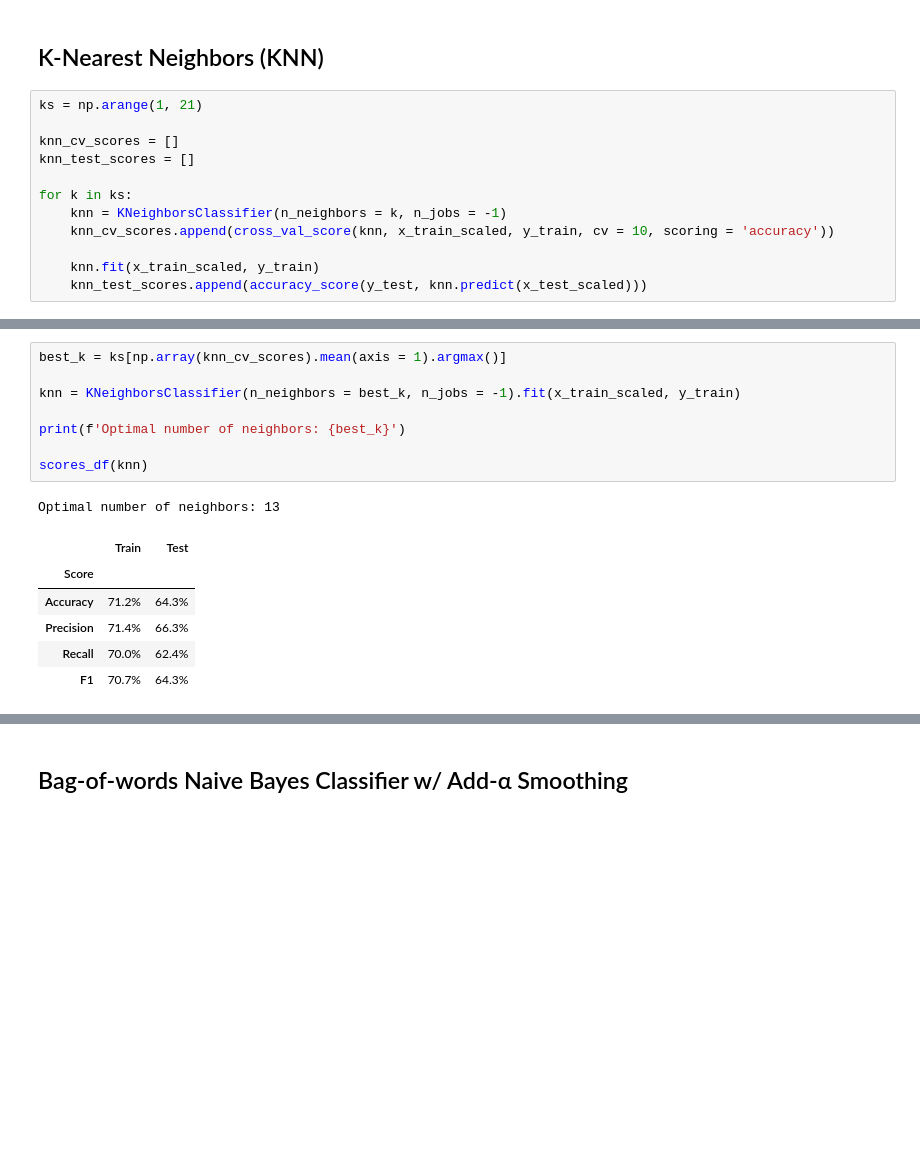
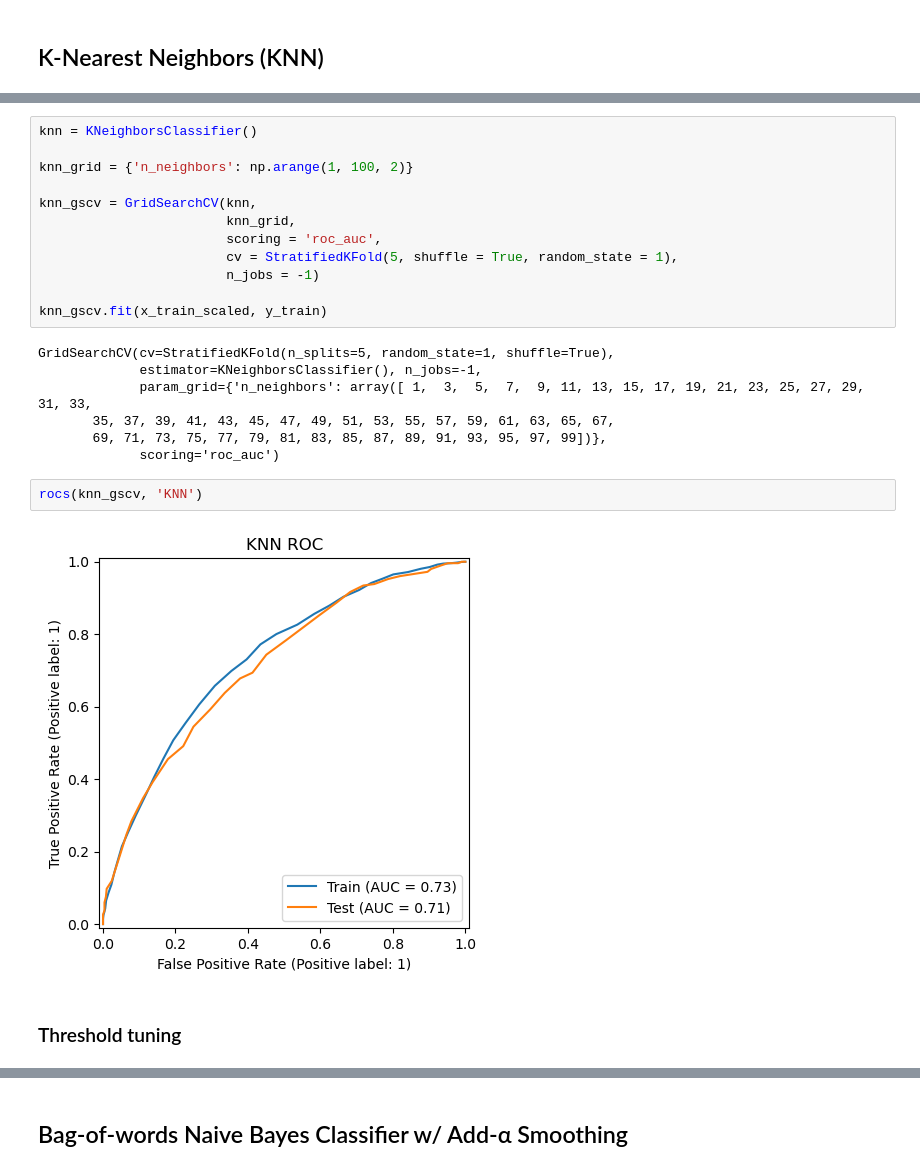
Before and after one commit to noahschulhof/twitter-classifier, a Jupyter notebook: models.ipynb, the cells around one changed output, grey strips where cells are left out. Cells and saved outputs as stored; diff of their text form; blank space fills up the shorter version.

```diff
--- a/models.ipynb
+++ b/models.ipynb
@@ -40,14 +196,2 @@ def scores_df(model):
 # %% [markdown]
 ## K-Nearest Neighbors (KNN)
-# %%
-ks = np.arange(1, 21)
-
-knn_cv_scores = []
-knn_test_scores = []
-
-for k in ks:
-    knn = KNeighborsClassifier(n_neighbors = k, n_jobs = -1)
-    knn_cv_scores.append(cross_val_score(knn, x_train_scaled, y_train, cv = 10, scoring = 'accuracy'))
-
-    knn.fit(x_train_scaled, y_train)
-    knn_test_scores.append(accuracy_score(y_test, knn.predict(x_test_scaled)))
@@ -68,16 +198,25 @@ plt.show()
-# %%
-best_k = ks[np.array(knn_cv_scores).mean(axis = 1).argmax()]
-
-knn = KNeighborsClassifier(n_neighbors = best_k, n_jobs = -1).fit(x_train_scaled, y_train)
-
-print(f'Optimal number of neighbors: {best_k}')
-
-scores_df(knn)
-# %% [output]
-Optimal number of neighbors: 13
-|  | Train | Test |
-| Score |  |  |
-| Accuracy | 71.2% | 64.3% |
-| Precision | 71.4% | 66.3% |
-| Recall | 70.0% | 62.4% |
-| F1 | 70.7% | 64.3% |
+# %%
+knn = KNeighborsClassifier()
+
+knn_grid = {'n_neighbors': np.arange(1, 100, 2)}
+
+knn_gscv = GridSearchCV(knn,
+                        knn_grid,
+                        scoring = 'roc_auc',
+                        cv = StratifiedKFold(5, shuffle = True, random_state = 1),
+                        n_jobs = -1)
+
+knn_gscv.fit(x_train_scaled, y_train)
+# %% [output]
+GridSearchCV(cv=StratifiedKFold(n_splits=5, random_state=1, shuffle=True),
+             estimator=KNeighborsClassifier(), n_jobs=-1,
+             param_grid={'n_neighbors': array([ 1,  3,  5,  7,  9, 11, 13, 15, 17, 19, 21, 23, 25, 27, 29, 31, 33,
+       35, 37, 39, 41, 43, 45, 47, 49, 51, 53, 55, 57, 59, 61, 63, 65, 67,
+       69, 71, 73, 75, 77, 79, 81, 83, 85, 87, 89, 91, 93, 95, 97, 99])},
+             scoring='roc_auc')
+# %%
+rocs(knn_gscv, 'KNN')
+# %% [output]
+[figure, added]
+# %% [markdown]
+### Threshold tuning
```
Also changed, not shown: parts of 63 cells of this notebook.
